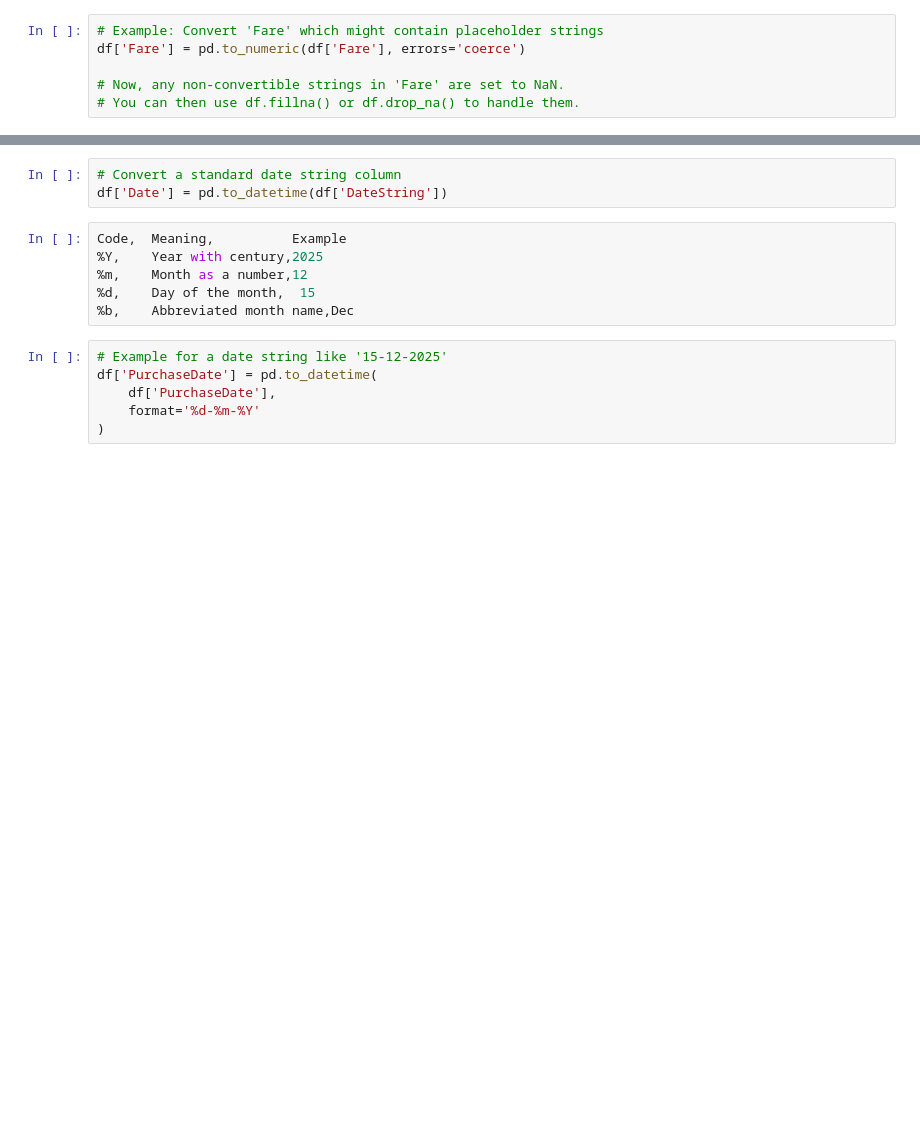
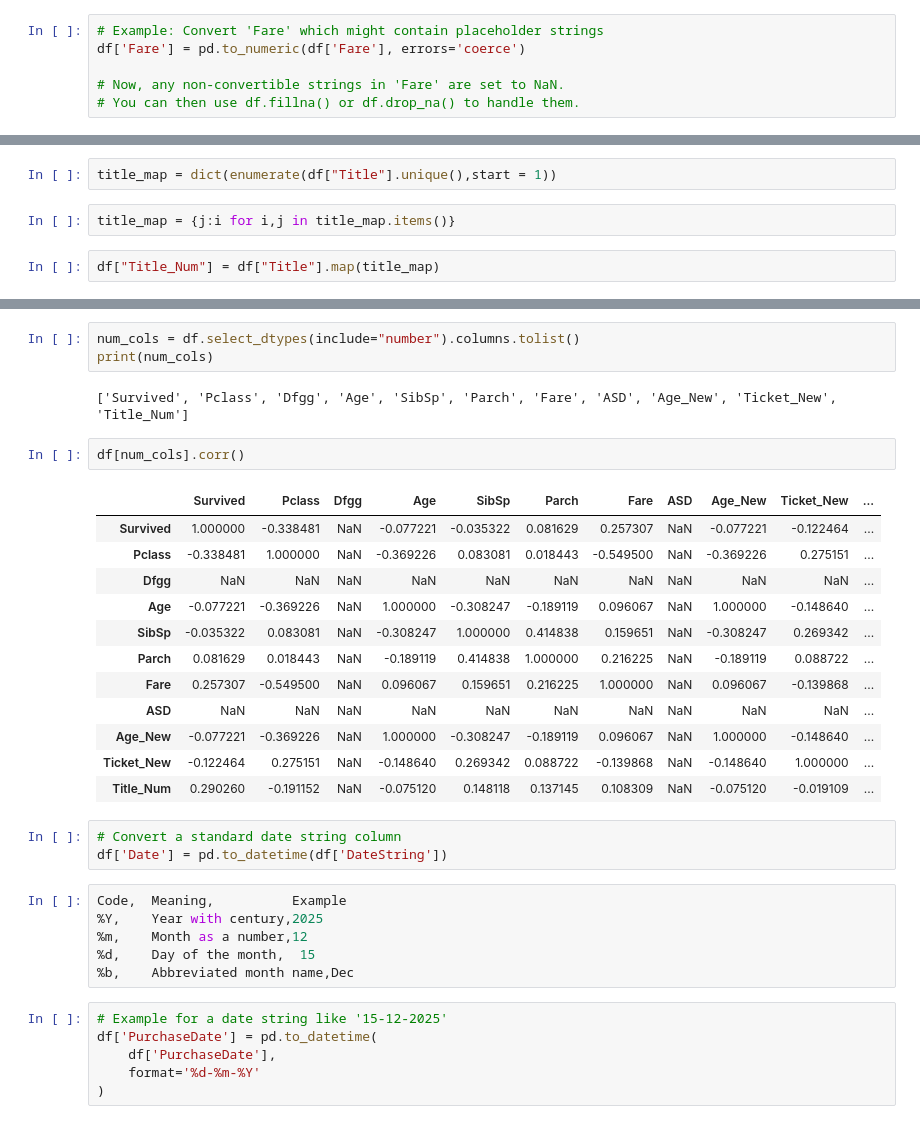
Before and after one commit to shubhamwaghmare108/B07_Python, a Jupyter notebook: Day24-pandas2.ipynb, the cells around one changed output, grey strips where cells are left out. Drawn from its saved outputs; the diff is of its cells as text; blank space fills up the shorter version.

```diff
--- a/Day24-pandas2.ipynb
+++ b/Day24-pandas2.ipynb
@@ -608,0 +1162,6 @@ df['Fare'] = pd.to_numeric(df['Fare'], errors='coerce')
+# %%
+title_map = dict(enumerate(df["Title"].unique(),start = 1))
+# %%
+title_map = {j:i for i,j in title_map.items()}
+# %%
+df["Title_Num"] = df["Title"].map(title_map)
@@ -609,3 +1224,23 @@ df['Fare'] = pd.to_numeric(df['Fare'], errors='coerce')
+# %%
+num_cols = df.select_dtypes(include="number").columns.tolist()
+print(num_cols)
+# %% [output]
+['Survived', 'Pclass', 'Dfgg', 'Age', 'SibSp', 'Parch', 'Fare', 'ASD', 'Age_New', 'Ticket_New', 'Title_Num']
+# %%
+df[num_cols].corr()
+# %% [output]
+|  | Survived | Pclass | Dfgg | Age | SibSp | Parch | Fare | ASD | Age_New | Ticket_New | ... |
+| Survived | 1.000000 | -0.338481 | NaN | -0.077221 | -0.035322 | 0.081629 | 0.257307 | NaN | -0.077221 | -0.122464 | ... |
+| Pclass | -0.338481 | 1.000000 | NaN | -0.369226 | 0.083081 | 0.018443 | -0.549500 | NaN | -0.369226 | 0.275151 | ... |
+| Dfgg | NaN | NaN | NaN | NaN | NaN | NaN | NaN | NaN | NaN | NaN | ... |
+| Age | -0.077221 | -0.369226 | NaN | 1.000000 | -0.308247 | -0.189119 | 0.096067 | NaN | 1.000000 | -0.148640 | ... |
+| SibSp | -0.035322 | 0.083081 | NaN | -0.308247 | 1.000000 | 0.414838 | 0.159651 | NaN | -0.308247 | 0.269342 | ... |
+| Parch | 0.081629 | 0.018443 | NaN | -0.189119 | 0.414838 | 1.000000 | 0.216225 | NaN | -0.189119 | 0.088722 | ... |
+| Fare | 0.257307 | -0.549500 | NaN | 0.096067 | 0.159651 | 0.216225 | 1.000000 | NaN | 0.096067 | -0.139868 | ... |
+| ASD | NaN | NaN | NaN | NaN | NaN | NaN | NaN | NaN | NaN | NaN | ... |
+| Age_New | -0.077221 | -0.369226 | NaN | 1.000000 | -0.308247 | -0.189119 | 0.096067 | NaN | 1.000000 | -0.148640 | ... |
+| Ticket_New | -0.122464 | 0.275151 | NaN | -0.148640 | 0.269342 | 0.088722 | -0.139868 | NaN | -0.148640 | 1.000000 | ... |
+| Title_Num | 0.290260 | -0.191152 | NaN | -0.075120 | 0.148118 | 0.137145 | 0.108309 | NaN | -0.075120 | -0.019109 | ... |
 # %%
 # Convert a standard date string column
 df['Date'] = pd.to_datetime(df['DateString'])
```
Also changed, not shown: parts of 100 cells of this notebook, 1 other file.
